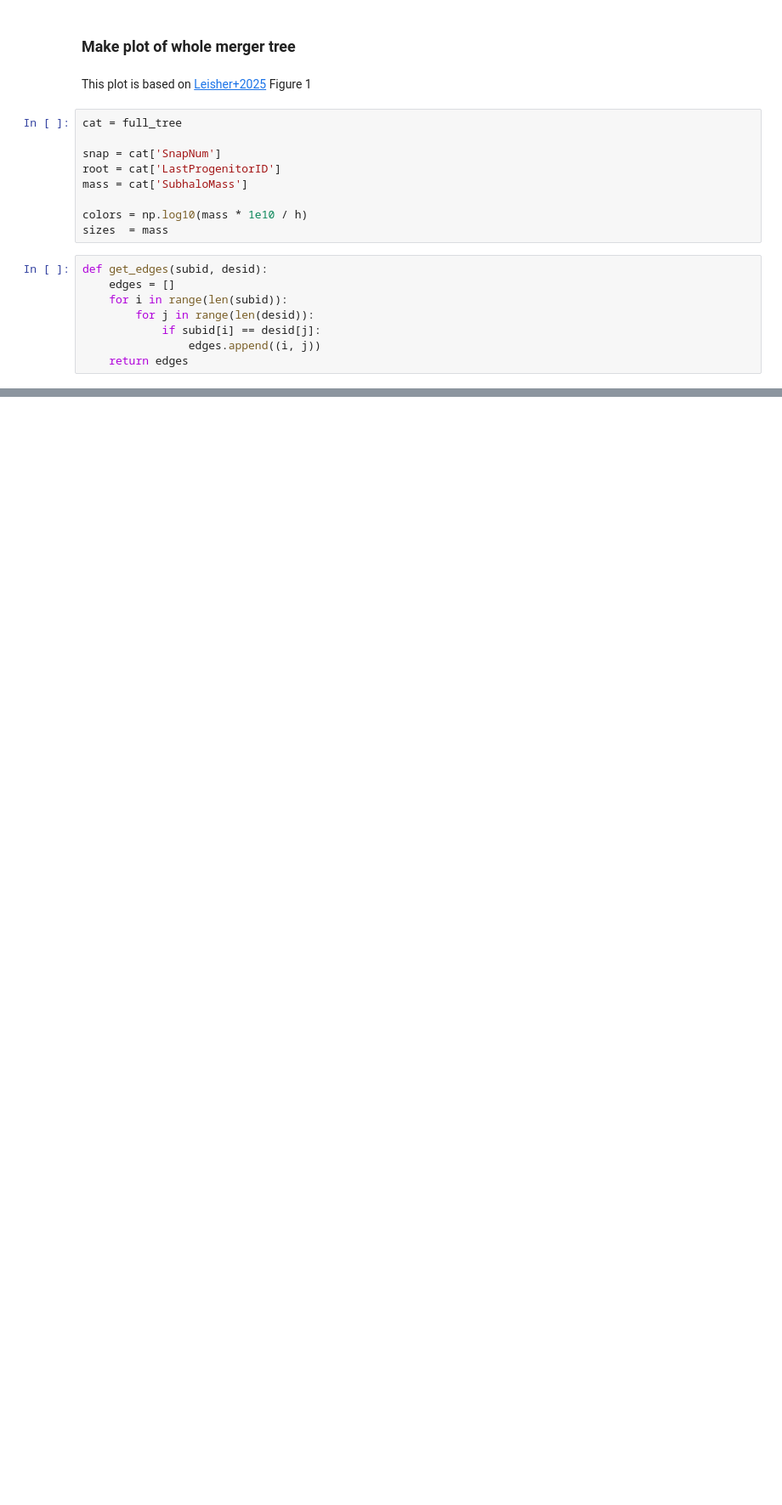
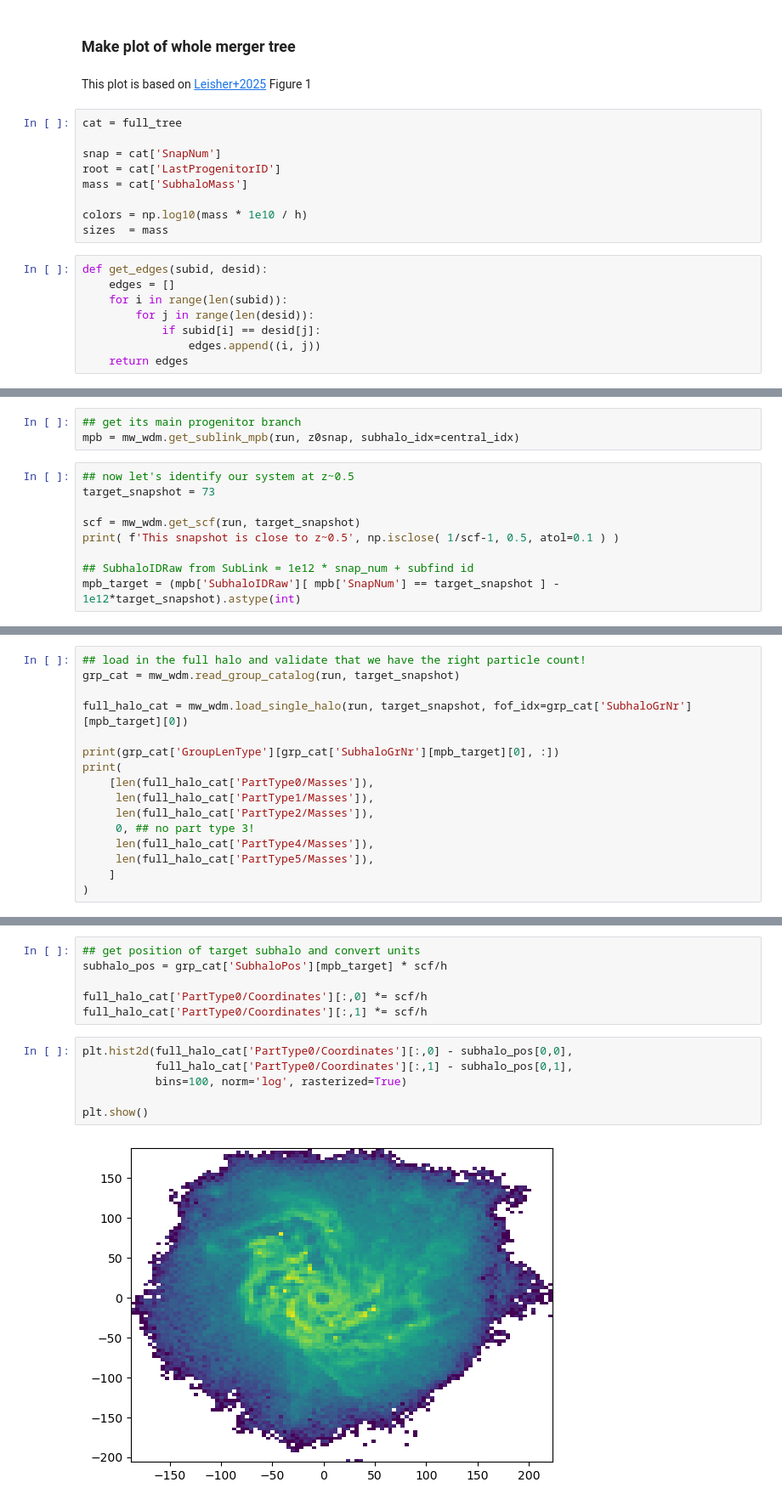
Before and after one commit to DREAMS-Project/DREAMS_python, a Jupyter notebook: tutorials/4.SubLink.ipynb, the cells around one changed output, grey strips where cells are left out. Shown at 85% size. Saved outputs shown, nothing was run; the diff lists cells and outputs as text; blank space fills up the shorter version.

```diff
--- a/tutorials/4.SubLink.ipynb
+++ b/tutorials/4.SubLink.ipynb
@@ -138,0 +171,12 @@ plt.show()
+# %%
+## get its main progenitor branch
+mpb = mw_wdm.get_sublink_mpb(run, z0snap, subhalo_idx=central_idx)
+# %%
+## now let's identify our system at z~0.5
+target_snapshot = 73
+
+scf = mw_wdm.get_scf(run, target_snapshot)
+print( f'This snapshot is close to z~0.5', np.isclose( 1/scf-1, 0.5, atol=0.1 ) )
+
+## SubhaloIDRaw from SubLink = 1e12 * snap_num + subfind id
+mpb_target = (mpb['SubhaloIDRaw'][ mpb['SnapNum'] == target_snapshot ] - 1e12*target_snapshot).astype(int)
@@ -138,0 +185,16 @@ plt.show()
+# %%
+## load in the full halo and validate that we have the right particle count!
+grp_cat = mw_wdm.read_group_catalog(run, target_snapshot)
+
+full_halo_cat = mw_wdm.load_single_halo(run, target_snapshot, fof_idx=grp_cat['SubhaloGrNr'][mpb_target][0])
+
+print(grp_cat['GroupLenType'][grp_cat['SubhaloGrNr'][mpb_target][0], :])
+print(
+    [len(full_halo_cat['PartType0/Masses']),
+     len(full_halo_cat['PartType1/Masses']),
+     len(full_halo_cat['PartType2/Masses']),
+     0, ## no part type 3!
+     len(full_halo_cat['PartType4/Masses']),
+     len(full_halo_cat['PartType5/Masses']),
+    ]
+)
@@ -138,0 +204,14 @@ plt.show()
+# %%
+## get position of target subhalo and convert units
+subhalo_pos = grp_cat['SubhaloPos'][mpb_target] * scf/h
+
+full_halo_cat['PartType0/Coordinates'][:,0] *= scf/h
+full_halo_cat['PartType0/Coordinates'][:,1] *= scf/h
+# %%
+plt.hist2d(full_halo_cat['PartType0/Coordinates'][:,0] - subhalo_pos[0,0],
+           full_halo_cat['PartType0/Coordinates'][:,1] - subhalo_pos[0,1],
+           bins=100, norm='log', rasterized=True)
+
+plt.show()
+# %% [output]
+[figure, added]
```
Also changed, not shown: parts of 20 cells of this notebook, 1 other file.
